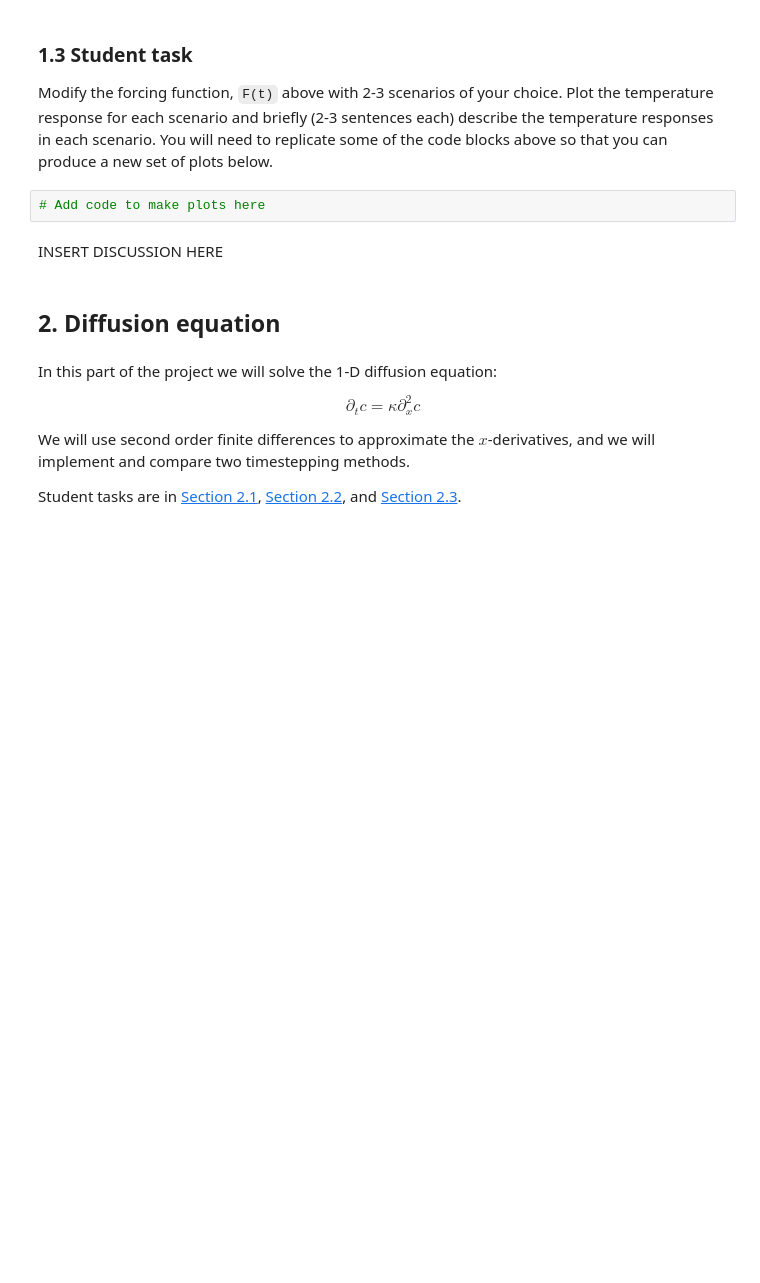
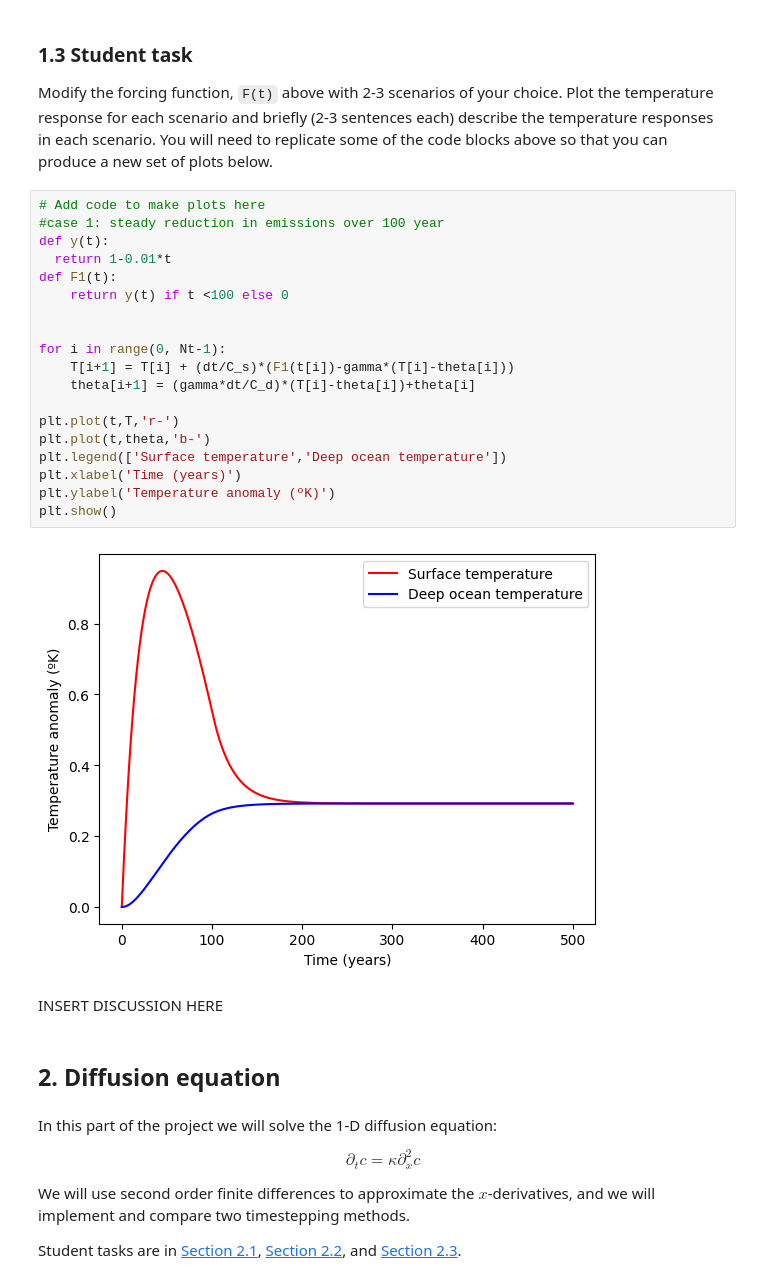
Before and after one commit to meganlouiseedwards/QCES, a Jupyter notebook: Project1_numerical_methods.ipynb, the cells around one changed output. Cells and saved outputs as stored; diff of their text form; blank space fills up the shorter version.

```diff
--- a/Project1_numerical_methods.ipynb
+++ b/Project1_numerical_methods.ipynb
@@ -86,8 +100,27 @@ INSERT DISCUSSION HERE (~1 paragraph)
 ### 1.3 Student task
 <a id='section1pt3'></a>
 Modify the forcing function, `F(t)` above with 2-3 scenarios of your choice. Plot the temperature response for each scenario and briefly (2-3 sentences each) describe the temperature responses in each scenario. You will need to replicate some of the code blocks above so that you can produce a new set of plots below.
-# %%
-# Add code to make plots here
+# %%
+# Add code to make plots here
+#case 1: steady reduction in emissions over 100 year
+def y(t):
+  return 1-0.01*t
+def F1(t):
+    return y(t) if t <100 else 0
+
+
+for i in range(0, Nt-1):
+    T[i+1] = T[i] + (dt/C_s)*(F1(t[i])-gamma*(T[i]-theta[i]))
+    theta[i+1] = (gamma*dt/C_d)*(T[i]-theta[i])+theta[i]
+
+plt.plot(t,T,'r-')
+plt.plot(t,theta,'b-')
+plt.legend(['Surface temperature','Deep ocean temperature'])
+plt.xlabel('Time (years)')
+plt.ylabel('Temperature anomaly (ºK)')
+plt.show()
+# %% [output]
+[figure, added]
 # %% [markdown]
 INSERT DISCUSSION HERE
 # %% [markdown]
```
Also changed, not shown: parts of 2 cells of this notebook.
